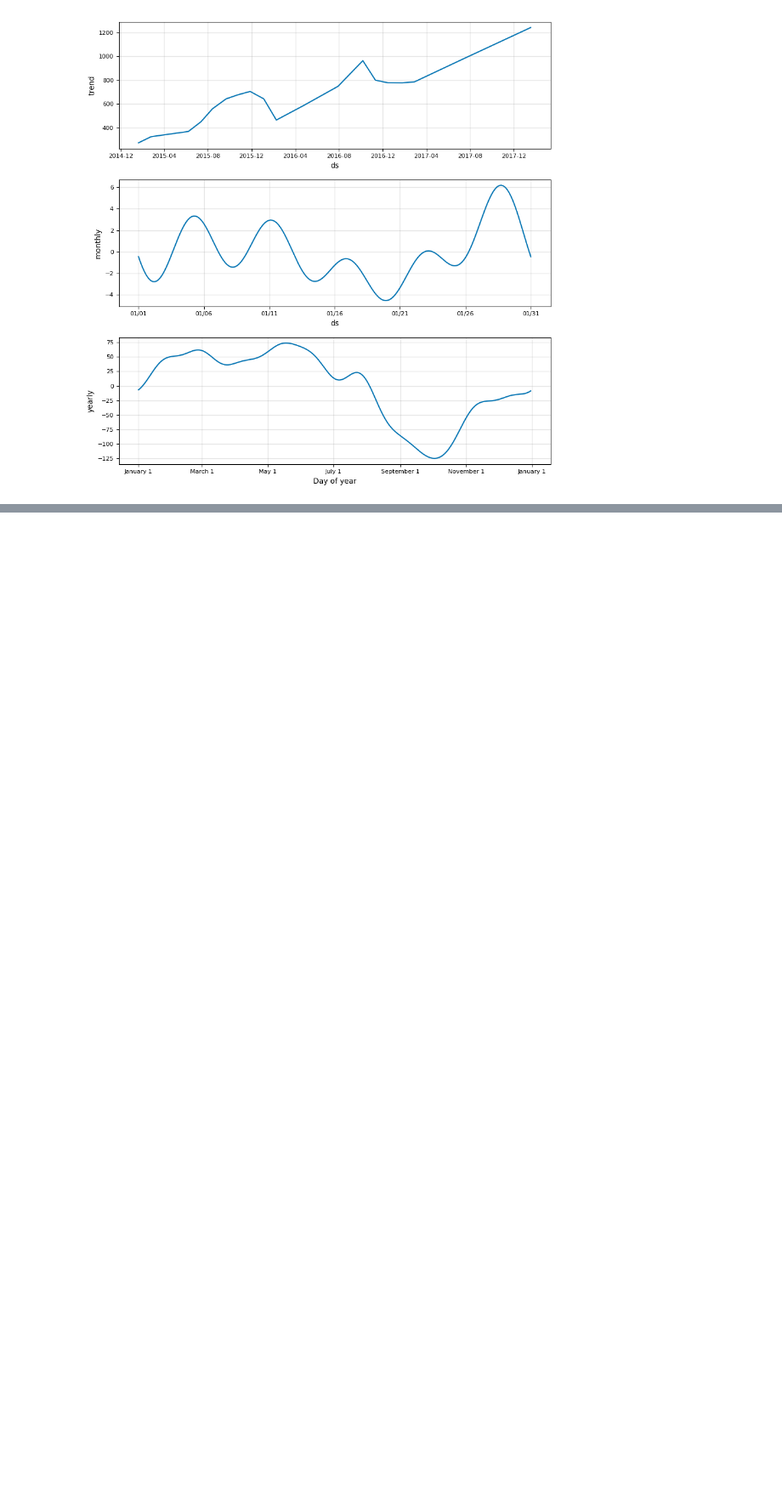
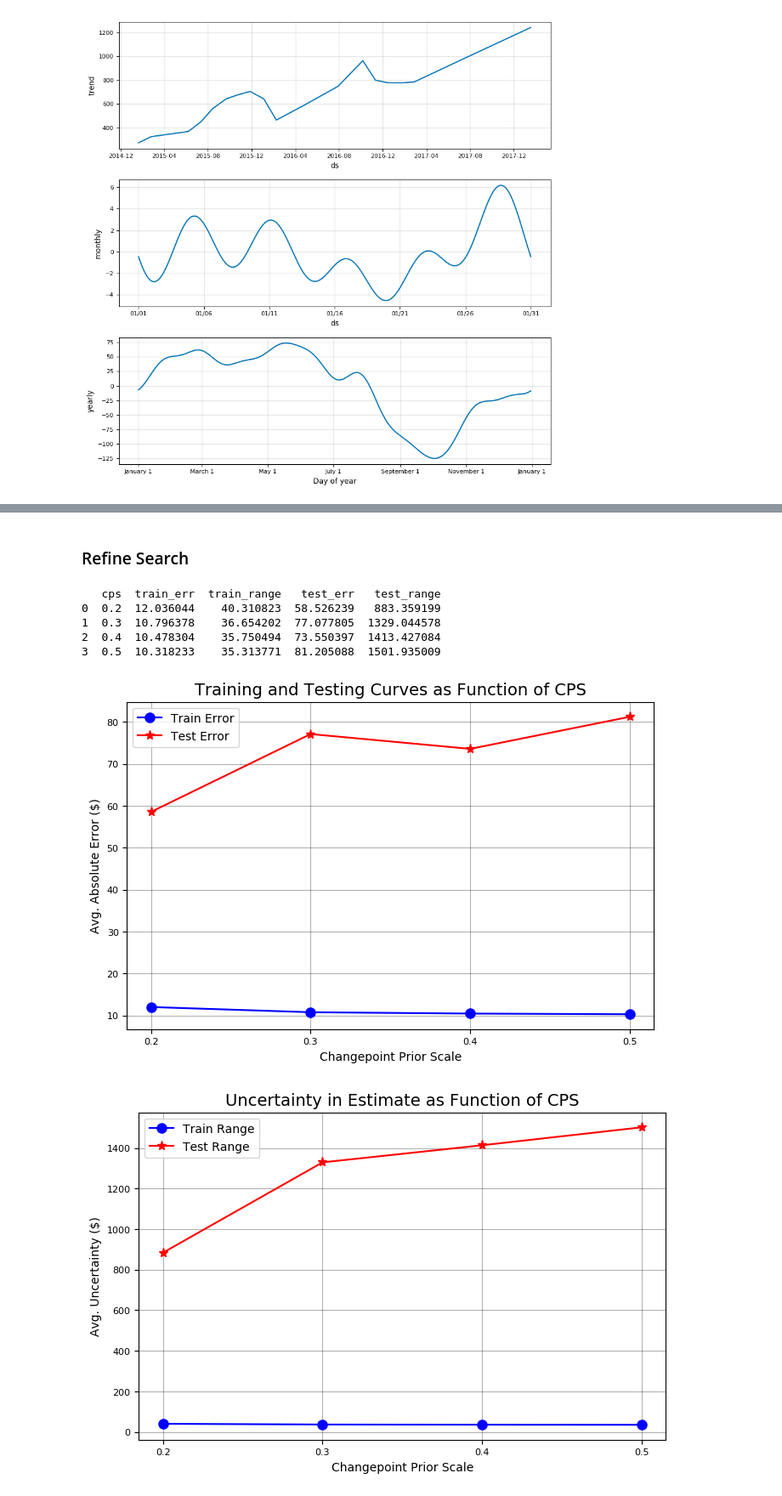
Before and after one commit to WillKoehrsen/Data-Analysis, a Jupyter notebook: stocker/Stocker Prediction Usage.ipynb, the cells around one changed output, grey strips where cells are left out. Shown at 85% size. Saved outputs shown, nothing was run; the diff lists cells and outputs as text; code cells hidden in the pictures; blank space fills up the shorter version.

```diff
--- a/stocker/Stocker Prediction Usage.ipynb
+++ b/stocker/Stocker Prediction Usage.ipynb
@@ -41,0 +62,12 @@ amazon.changepoint_prior_validation()
+# %% [markdown]
+### Refine Search
+# %%
+amazon.changepoint_prior_validation(changepoint_priors=[0.2, 0.3, 0.4, 0.5])
+# %% [output]
+   cps  train_err  train_range   test_err   test_range
+0  0.2  12.036044    40.310823  58.526239   883.359199
+1  0.3  10.796378    36.654202  77.077805  1329.044578
+2  0.4  10.478304    35.750494  73.550397  1413.427084
+3  0.5  10.318233    35.313771  81.205088  1501.935009
+[figure, added]
+[figure, added]
```
Also changed, not shown: parts of 15 cells of this notebook, 1 other file.
